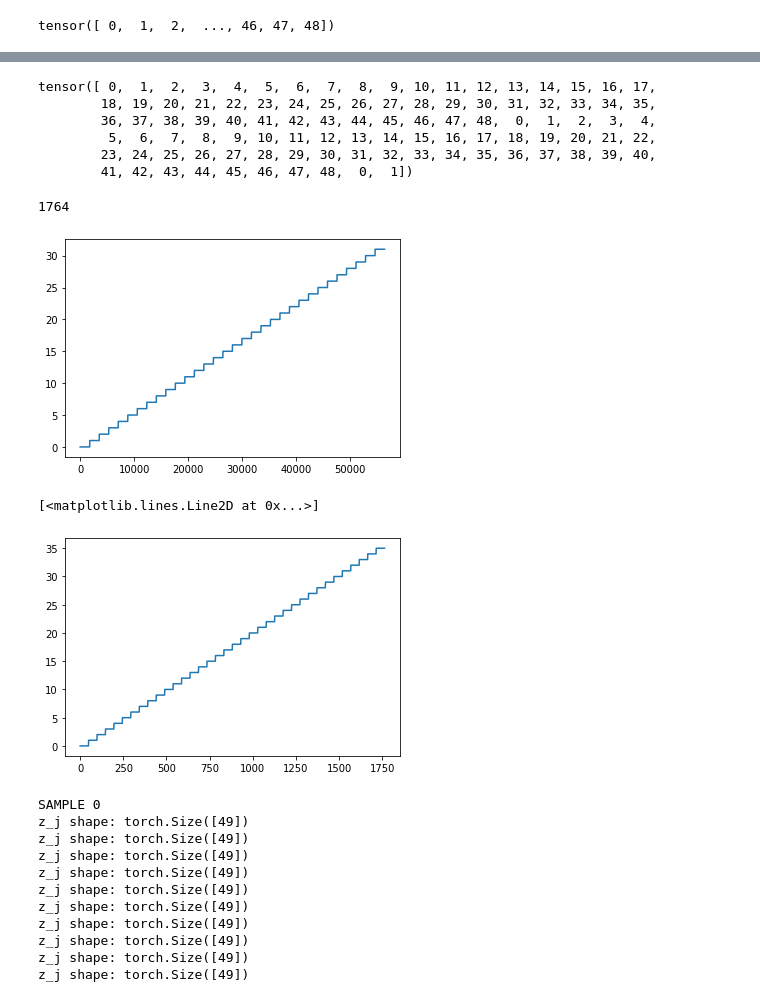
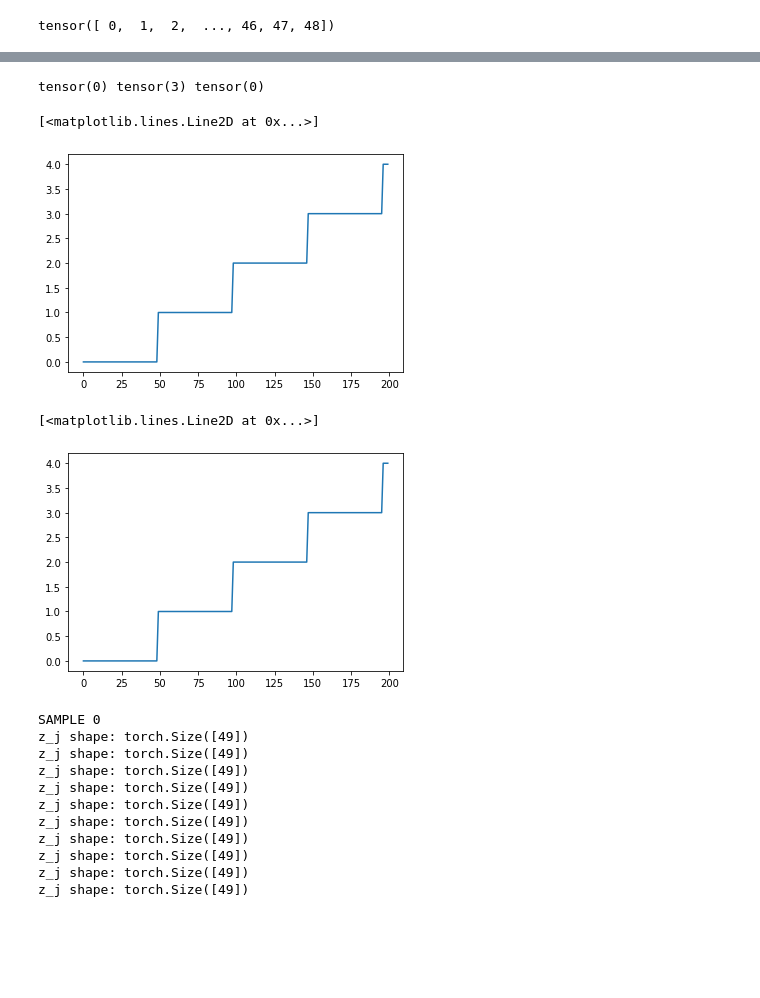
Before and after one commit to BorgwardtLab/Imputing_Signatures, a Jupyter notebook: notebooks/testing_gp_sig_adapter_padding.ipynb, the cells around one changed output, grey strips where cells are left out. Drawn from its saved outputs; the diff is of its cells as text; code cells hidden in the pictures; blank space fills up the shorter version.

```diff
--- a/notebooks/testing_gp_sig_adapter_padding.ipynb
+++ b/notebooks/testing_gp_sig_adapter_padding.ipynb
@@ -440,7 +440,7 @@ class GP_Sig(nn.Module):
 n_input_dims = train_dataset.measurement_dims
 out_dimension = train_dataset.n_classes
 collate_fn = get_collate_fn(data_format, n_input_dims)
-sampling_type = 'moments' #'monte_carlo'
+sampling_type = 'monte_carlo' #'monte_carlo'
 n_mc_smps = 1 # for debugging
 n_devices = 1
 output_device = 'cpu'
@@ -849,26 +1015,21 @@ batch_size=32; channel_dim=36; max_len = int(Z_raw.shape[-1] / channel_dim)
 instance_ids = torch.repeat_interleave(torch.arange(batch_size, dtype=int), max_len*channel_dim)
 channel_ids = torch.repeat_interleave(torch.arange(channel_dim, dtype=int), max_len).repeat(batch_size)
 time_ids = torch.arange(max_len, dtype=int).repeat(channel_dim).repeat(batch_size)
-# %%
-time_ids[:100]
-# %% [output]
-tensor([ 0,  1,  2,  3,  4,  5,  6,  7,  8,  9, 10, 11, 12, 13, 14, 15, 16, 17,
-        18, 19, 20, 21, 22, 23, 24, 25, 26, 27, 28, 29, 30, 31, 32, 33, 34, 35,
-        36, 37, 38, 39, 40, 41, 42, 43, 44, 45, 46, 47, 48,  0,  1,  2,  3,  4,
-         5,  6,  7,  8,  9, 10, 11, 12, 13, 14, 15, 16, 17, 18, 19, 20, 21, 22,
-        23, 24, 25, 26, 27, 28, 29, 30, 31, 32, 33, 34, 35, 36, 37, 38, 39, 40,
-        41, 42, 43, 44, 45, 46, 47, 48,  0,  1])
+# %%
+pos = 3
+print( instance_ids[pos], time_ids[pos], channel_ids[pos] )
+# %% [output]
+tensor(0) tensor(3) tensor(0)
 # %%
-plt.plot(instance_ids.numpy())
-max_len*channel_dim
+plt.plot(channel_ids.numpy()[:200])
 # %% [output]
-1764
+[<matplotlib.lines.Line2D at 0x...>]
-[figure, old version]
+[figure, new version]
 # %%
-plt.plot( test_indices[0] )
+plt.plot( test_indices[0].flatten()[:200])
 # %% [output]
 [<matplotlib.lines.Line2D at 0x...>]
-[figure, old version]
+[figure, new version]
 # %%
 new_reshape(Z_raw, test_indices, test_inputs)
 # %% [output]
```
Also changed, not shown: parts of 78 cells of this notebook.
